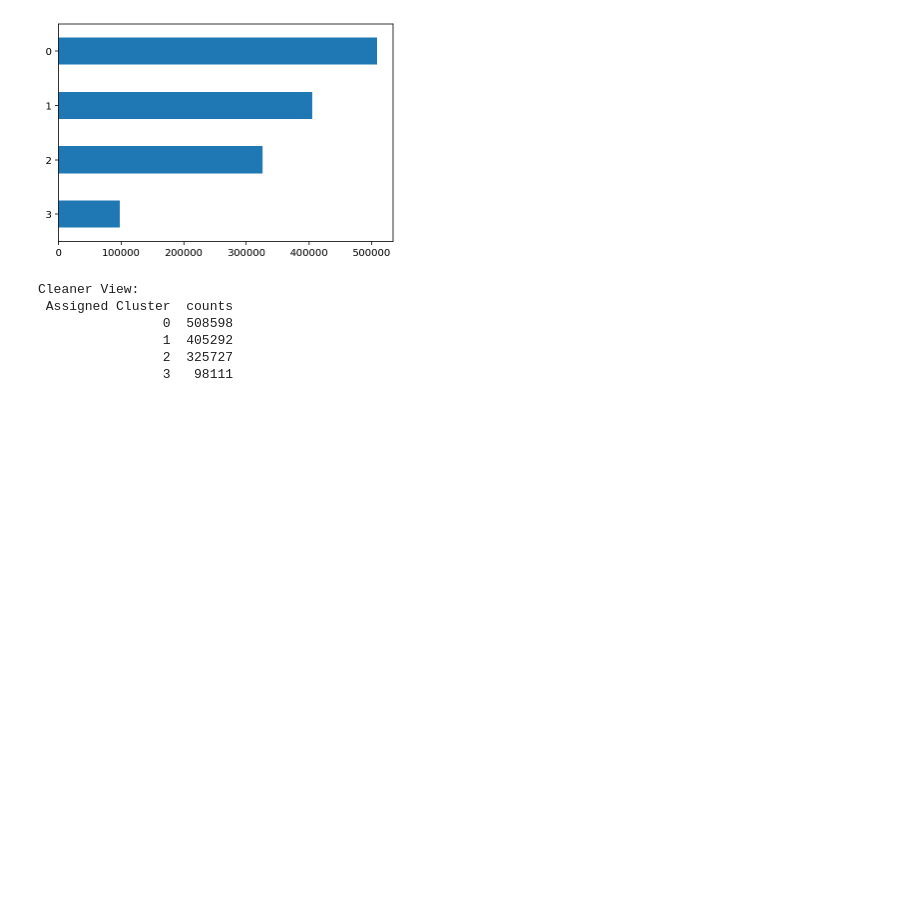
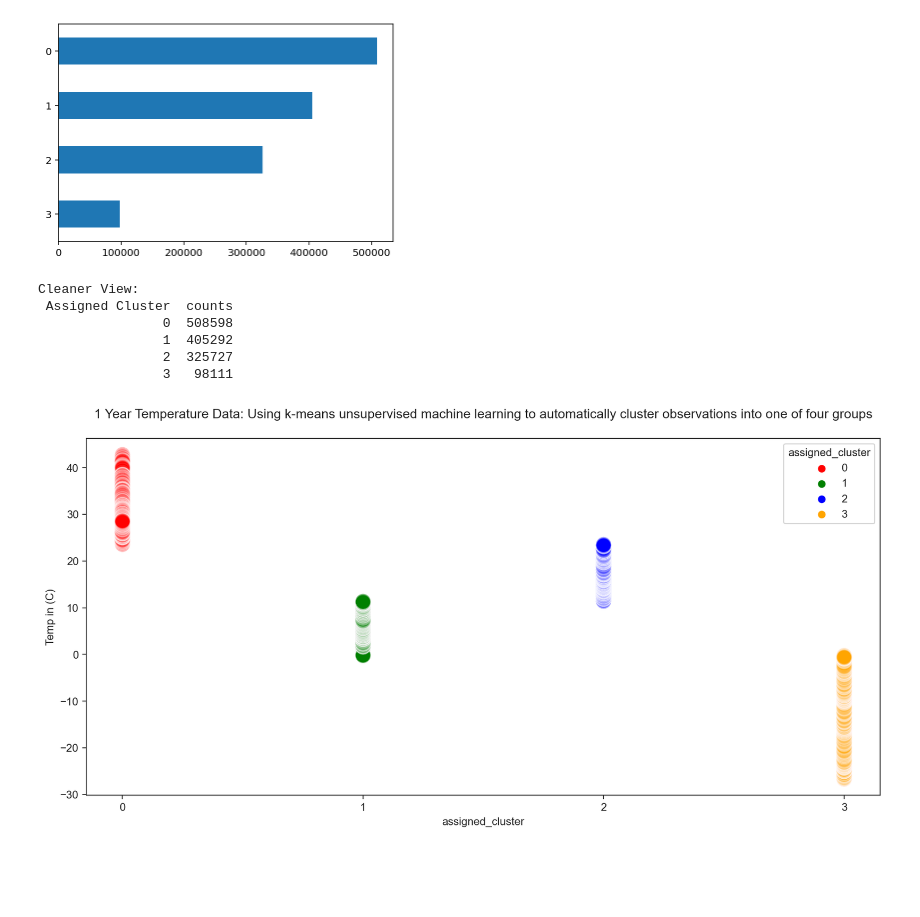
Before and after one commit to tombresee/SensorAnalysis, a Jupyter notebook: ENTER/code/206_k_means_clustering.ipynb, the cells around one changed output. Drawn from its saved outputs; the diff is of its cells as text; code cells hidden in the pictures; blank space fills up the shorter version.

```diff
--- a/ENTER/code/206_k_means_clustering.ipynb
+++ b/ENTER/code/206_k_means_clustering.ipynb
@@ -494,30 +502,34 @@ tdf.assigned_cluster.value_counts().sort_values().plot(kind = 'barh');
 # looks like cluster 3 is a somewhat smaller set...
 # %% [output]
 [figure]
-# %%
-print('Cleaner View:')
-temp = tdf.assigned_cluster.value_counts().rename_axis('Assigned Cluster').reset_index(name='counts')
-print(temp.to_string(index=False))
-# %% [output]
-Cleaner View:
- Assigned Cluster  counts
-                0  508598
-                1  405292
-                2  325727
-                3   98111
+# %%
+print('Cleaner View:')
+temp = tdf.assigned_cluster.value_counts().rename_axis('Assigned Cluster').reset_index(name='counts')
+print(temp.to_string(index=False))
+# %% [output]
+Cleaner View:
+ Assigned Cluster  counts
+                0  508598
+                1  405292
+                2  325727
+                3   98111
 # %%
 # don't need
 # tdf['assigned_cluster'] = tdf['assigned_cluster'].astype(object)
 # %%
 sns.set_style('ticks')
-plt.figure(figsize=(10,6), dpi=100)
+plt.figure(figsize=(13, 6), dpi=80)
 sns.scatterplot(x='assigned_cluster',
                 y='value_hrf',
                 s=200,
                 alpha = 0.1,
                 hue='assigned_cluster',
                 palette=['red', 'green', 'blue', 'orange'],
                 data=tdf);
 plt.gca().xaxis.set_major_locator(plt.MultipleLocator(1))
-plt.ylabel('Temp in (C)');
-# plt.savefig('D:\kmean_four_clusters_breakout.png', dpi=600);
+plt.ylabel('Temp in (C)')
+plt.title('1 Year Temperature Data: Using k-means unsupervised machine learning to automatically cluster observations into one of four groups\n');
+
+plt.savefig('D:\kmean_four_clusters_breakout.png', dpi=600);
+# %% [output]
+[figure, added]
```
Also changed, not shown: parts of 59 cells of this notebook, 1 other file.
